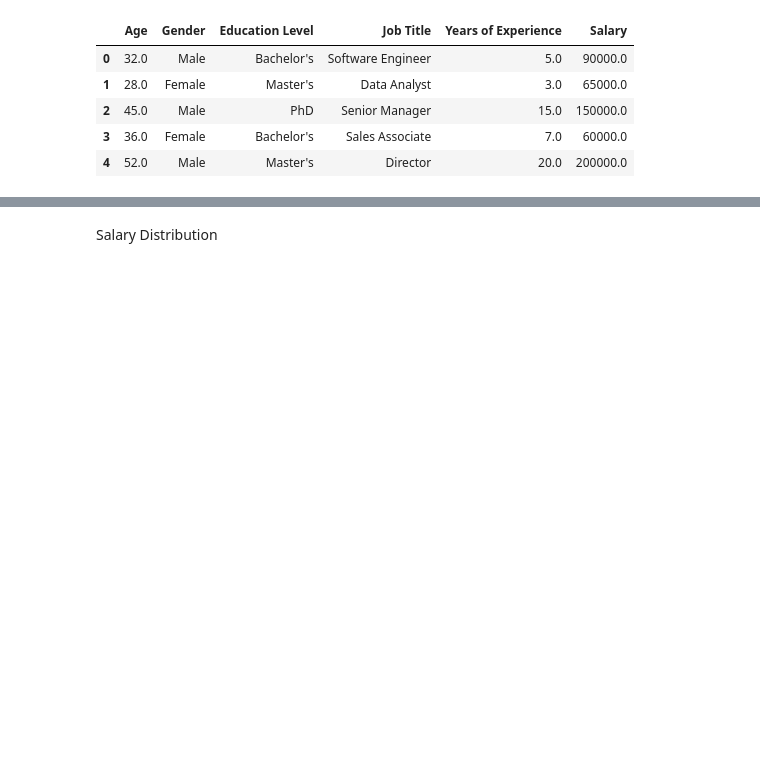
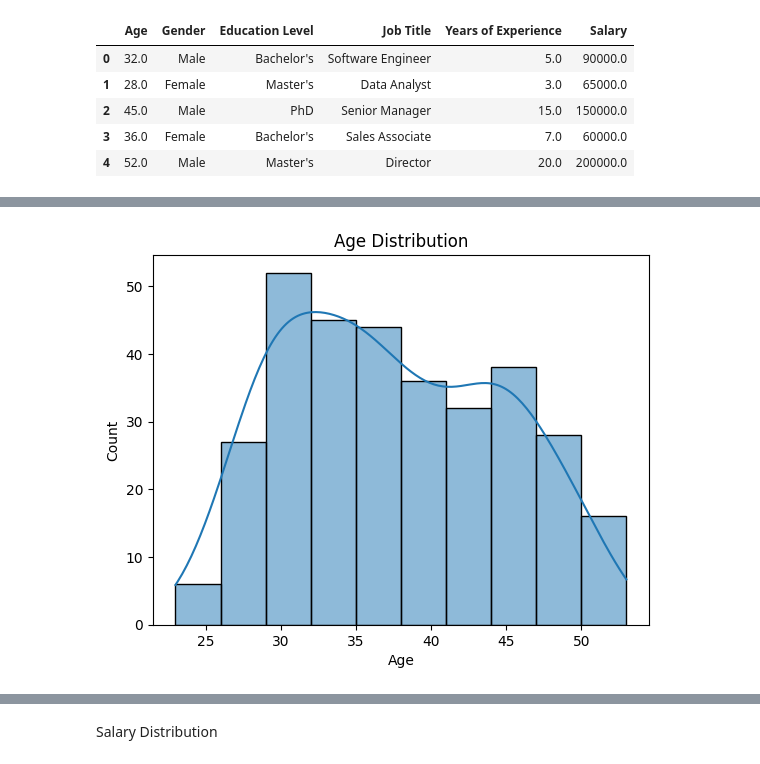
Before and after one commit to LanreAdetola/fair-pay-oracle, a Jupyter notebook: main.ipynb, the cells around one changed output, grey strips where cells are left out. Cells and saved outputs as stored; diff of their text form; code cells hidden in the pictures; blank space fills up the shorter version.

```diff
--- a/main.ipynb
+++ b/main.ipynb
@@ -138,0 +143,9 @@ Index(['Age', 'Gender', 'Education Level', 'Job Title', 'Years of Experience',
+# %%
+
+sns.histplot(data=df_cleaned, x="Age", bins=10, kde=True)
+plt.title("Age Distribution")
+plt.xlabel("Age")
+plt.ylabel("Count")
+plt.show()
+# %% [output]
+[figure, added]
```
Also changed, not shown: parts of 46 cells of this notebook, 2 other files.
